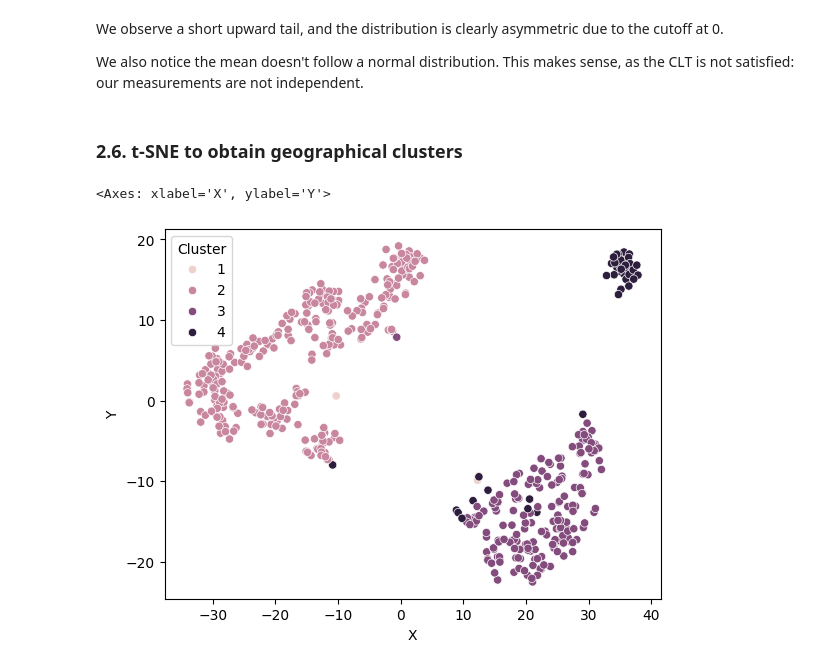
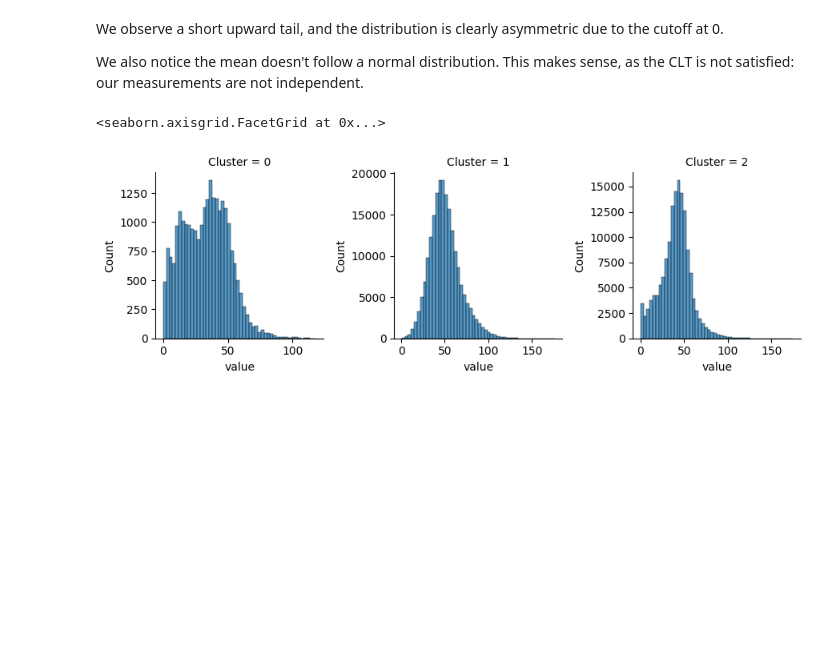
Before and after one commit to Gogonemnem/ensai-assignments, a Jupyter notebook: python_notebooks/explore.ipynb, the cells around one changed output. Saved outputs shown, nothing was run; the diff lists cells and outputs as text; code cells hidden in the pictures; blank space fills up the shorter version.

```diff
--- a/python_notebooks/explore.ipynb
+++ b/python_notebooks/explore.ipynb
@@ -82,17 +122,19 @@ Note that this does not take lagged measurements into account.
 # %%
-import scipy.cluster.hierarchy as sch
+# OLD: hierarchical clustering. This sucked.
 
-# Assuming 'cg' is your clustermap object
-# Use the linkage matrix from your clustermap
-linkage_matrix = cg.dendrogram_col.linkage
+# import scipy.cluster.hierarchy as sch
 
-# Number of clusters
-num_clusters = 4
+# # Assuming 'cg' is your clustermap object
+# # Use the linkage matrix from your clustermap
+# linkage_matrix = cg.dendrogram_col.linkage
 
-# Cutting the dendrogram
-cluster_labels = sch.fcluster(linkage_matrix, num_clusters, criterion='maxclust')
+# # Number of clusters
+# num_clusters = 4
 
-# Map the cluster labels to your DataFrame's columns
-df_clusters = pd.DataFrame({'Column': df.columns, 'Cluster': cluster_labels})
+# # Cutting the dendrogram
+# cluster_labels = sch.fcluster(linkage_matrix, num_clusters, criterion='maxclust')
 
-df_clusters
+# # Map the cluster labels to your DataFrame's columns
+# df_clusters = pd.DataFrame({'Column': df.columns, 'Cluster': cluster_labels})
+
+# df_clusters
@@ -127,23 +163,9 @@ Text(0.5, 1.0, 'Histogram of Individual Observations')
 We observe a short upward tail, and the distribution is clearly asymmetric due to the cutoff at 0.
 
 We also notice the mean doesn't follow a normal distribution. This makes sense, as the CLT is not satisfied: our measurements are not independent.
-# %% [markdown]
-### 2.6. t-SNE to obtain geographical clusters
-# %%
-# t sne plot in 2d.
-from sklearn.manifold import TSNE
-
-# we use tsne and use correlation as distance metric
-tsne = TSNE(n_components = 2, metric = "precomputed", init = "random", random_state = 10)
-
-# we fit the tsne to the data
-tsne_obj = tsne.fit_transform(1.1 - (df.corr() * 0.5 + 0.5))
-
-# we create a dataframe with the tsne projections
-tsne_df = pd.DataFrame({"X": tsne_obj[:, 0], "Y": tsne_obj[:, 1], "Column": df.columns})
-
-# we plot the tsne
-sns.scatterplot(data = tsne_df.merge(df_clusters, how = "left"), x = "X", y = "Y", hue = "Cluster")
-# %% [output]
-<Axes: xlabel='X', ylabel='Y'>
-[figure, removed]
+# %%
+g = sns.FacetGrid(df.melt().merge(df_clusters[["Column", "Cluster"]]), col = "Cluster", col_wrap = 3, sharex = False, sharey = False)
+g.map(sns.histplot, "value", bins = 50)
+# %% [output]
+<seaborn.axisgrid.FacetGrid at 0x...>
+[figure, added]
```
Also changed, not shown: parts of 16 cells of this notebook.
